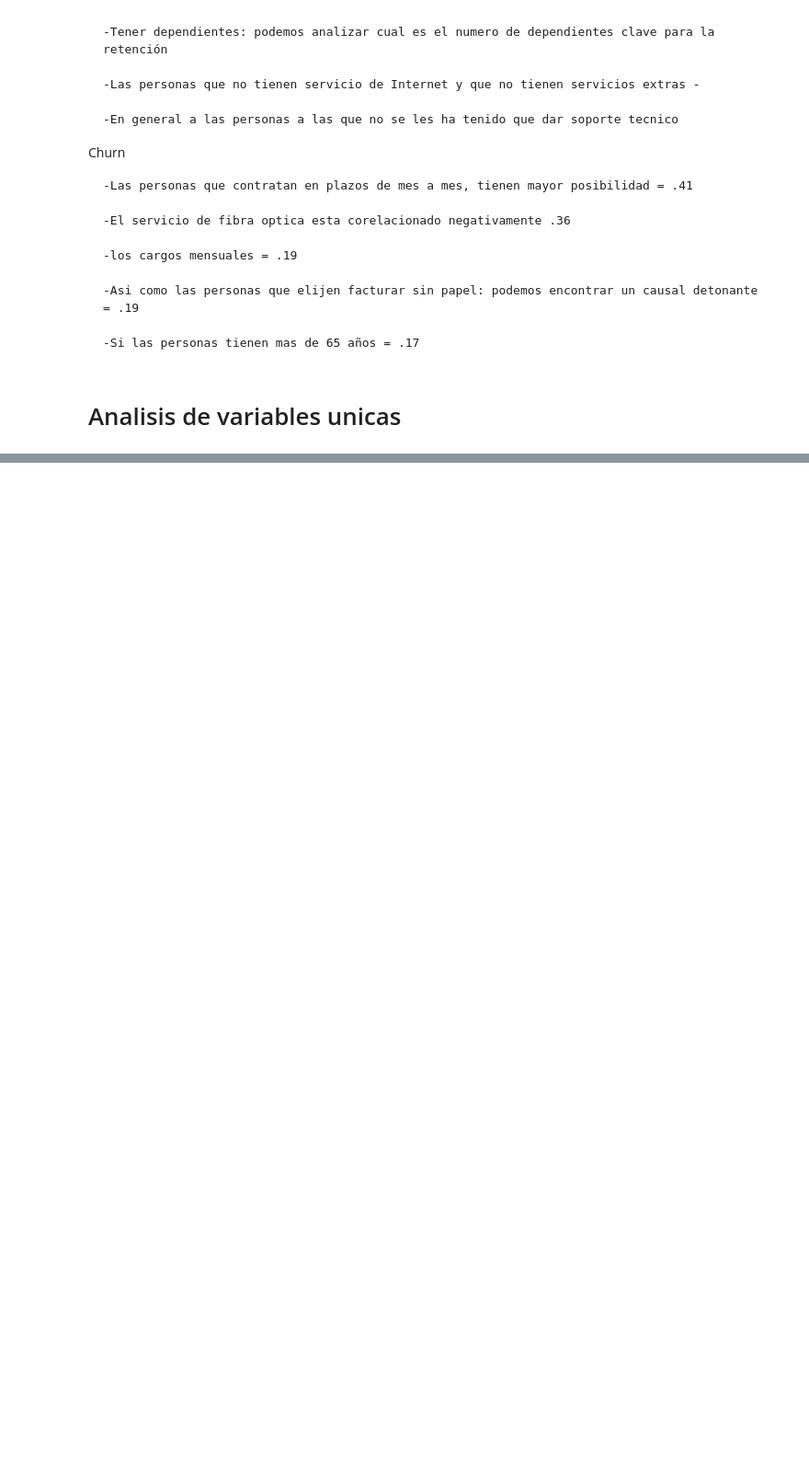
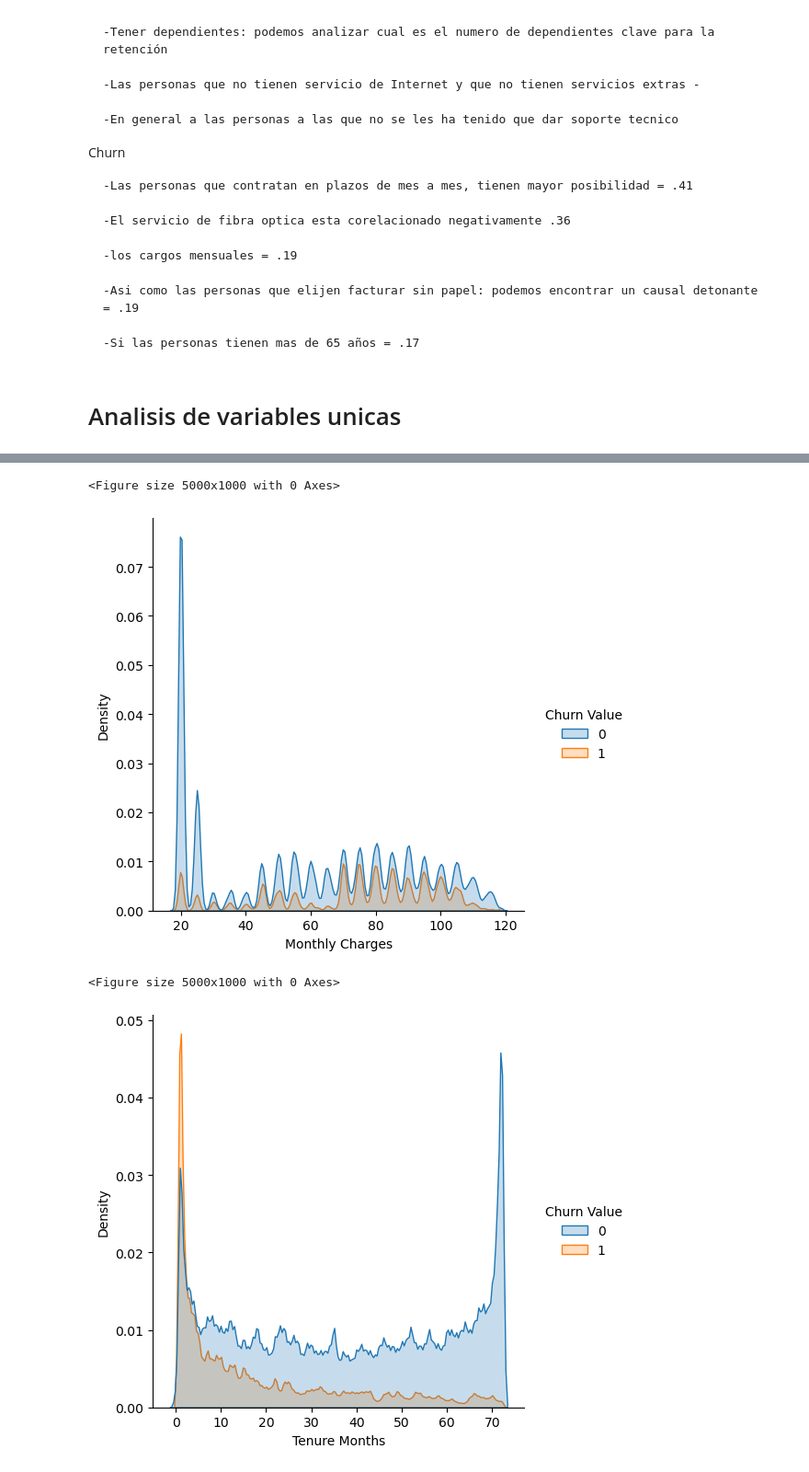
Before and after one commit to Brayam1998/dataScience_Churn, a Jupyter notebook: proyecto churn/Analisis_exploratorio/analisis_exploratorio.ipynb, the cells around one changed output, grey strips where cells are left out. Shown at 92% size. Cells and saved outputs as stored; diff of their text form; code cells hidden in the pictures; blank space fills up the shorter version.

```diff
--- a/proyecto churn/Analisis_exploratorio/analisis_exploratorio.ipynb
+++ b/proyecto churn/Analisis_exploratorio/analisis_exploratorio.ipynb
@@ -126,0 +126,23 @@ for var in lista:
+# %%
+def plot_categorialSpecial(column):
+    fig = plt.figure(figsize=(50,10))
+
+    sns.displot(data=dataexp, x=column,
+    #col='Churn Value',
+    #bins=120,
+    fill = True,
+    #multiple="stack",
+    hue= "Churn Value",
+    kind="kde",
+    bw_adjust=.1
+    )
+    plt.plot(grid= True)
+    plt.show()
+lista_densa = ["Monthly Charges","Tenure Months", ]
+for var in lista_densa:
+    plot_categorialSpecial(var)
+# %% [output]
+<Figure size 5000x1000 with 0 Axes>
+[figure, added]
+<Figure size 5000x1000 with 0 Axes>
+[figure, added]
```
Also changed, not shown: parts of 7 cells of this notebook.
